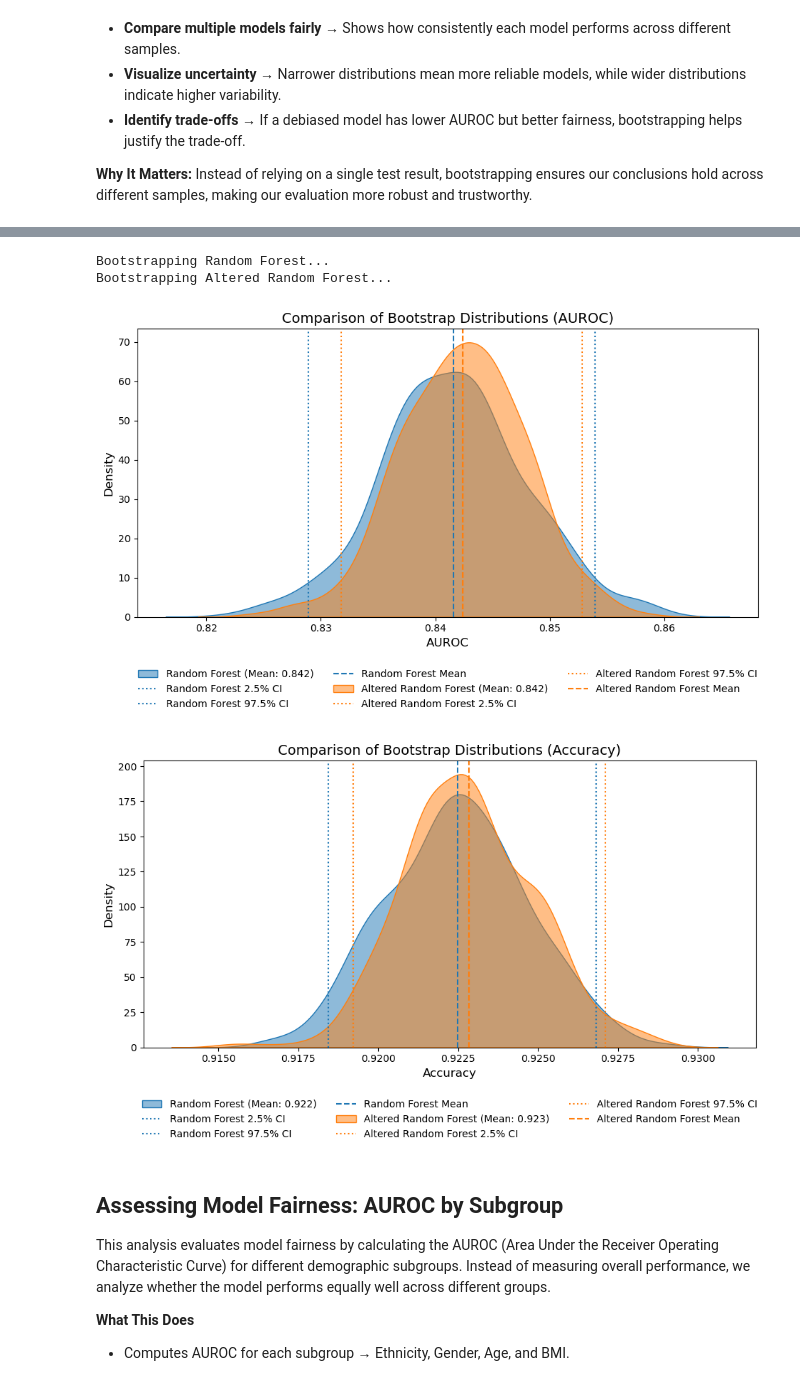
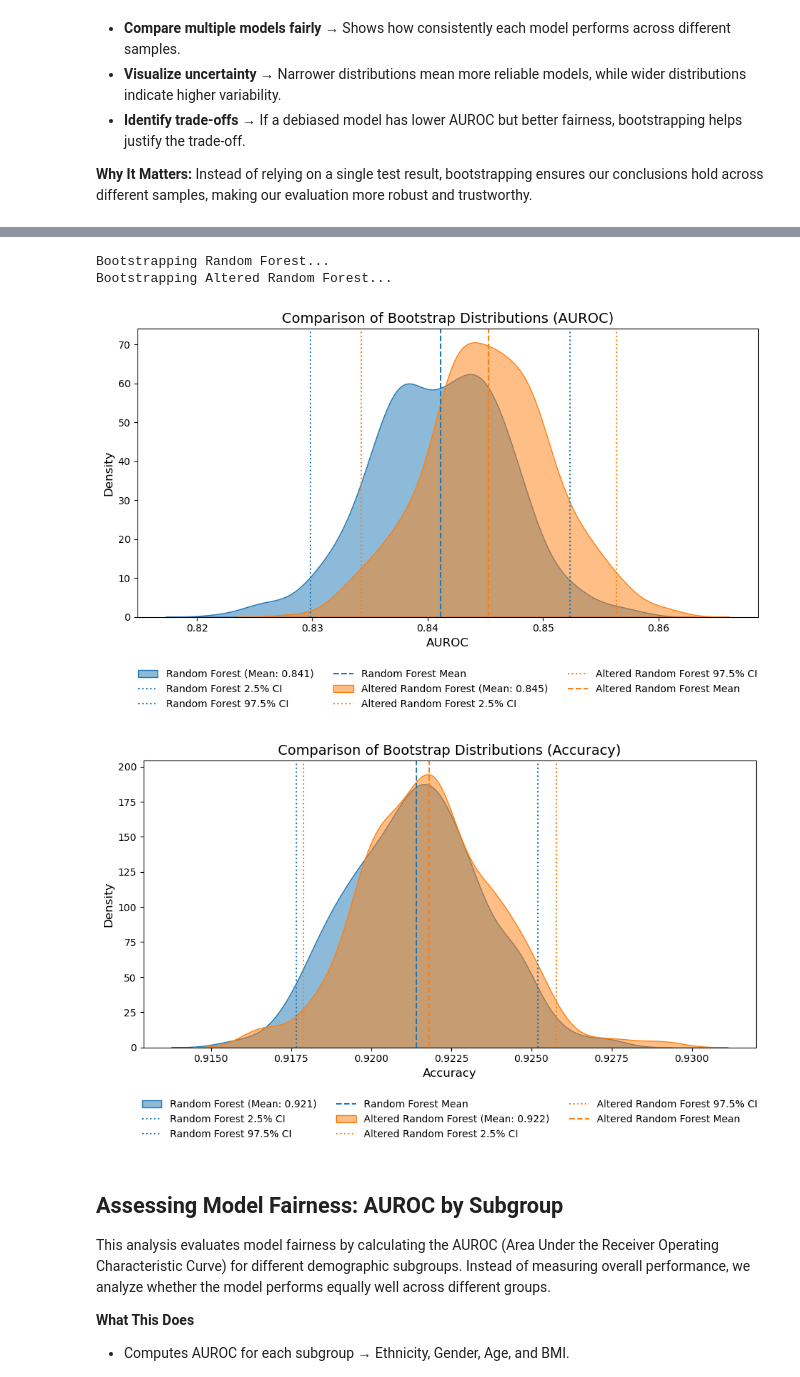
Before and after one commit to Mackenzie-Meni/UF-biasathon-workshop2025, a Jupyter notebook: 3_bias_analysis.ipynb, the cells around one changed output, grey strips where cells are left out. Saved outputs shown, nothing was run; the diff lists cells and outputs as text; code cells hidden in the pictures.

Commit message:
made changes to data handling for increasing bias for analysis

```diff
--- a/3_bias_analysis.ipynb
+++ b/3_bias_analysis.ipynb
@@ -72,6 +77,17 @@ import matplotlib.pyplot as plt
 import seaborn as sns
 import joblib
 from sklearn.metrics import accuracy_score, roc_auc_score
+
+# Drop the 'gender_M' and 'ethnicity_Other' columns
+original_data = original_data.drop(columns=['gender_M', 'ethnicity_Other/Unknown'])
+
+# Define your features and target variable
+X = original_data.drop('hospital_death', axis=1)  # Features
+y = original_data['hospital_death']               # Target variable
+
+# Perform the train-test split
+X_train, X_test, y_train, y_test = train_test_split(X, y, test_size=0.2, random_state=42)
+
 
 # **🚀 Compute Bootstrap Distributions for Accuracy & AUROC**
 def compute_bootstrap_scores(model, X_test, y_test, n_bootstraps=500):
@@ -112,35 +128,35 @@ def plot_bootstrap_comparison(bootstrapped_results, metric_name):
         scores = scores_dict[metric_name]
         if scores is None:
             continue  # Skip if metric is not available
 
         lower_ci = np.percentile(scores, 2.5)
         upper_ci = np.percentile(scores, 97.5)
         mean_value = np.mean(scores)
 
         # Plot KDE curve
         sns.kdeplot(scores, label=f"{model_name} (Mean: {mean_value:.3f})", fill=True, color=color, alpha=0.5)
 
         # Add CI and Mean lines
         plt.axvline(lower_ci, color=color, linestyle='dotted', label=f"{model_name} 2.5% CI")
         plt.axvline(upper_ci, color=color, linestyle='dotted', label=f"{model_name} 97.5% CI")
         plt.axvline(mean_value, color=color, linestyle='dashed', label=f"{model_name} Mean")
 
     # Labels & Formatting
     plt.xlabel(metric_name, fontsize=12)
     plt.ylabel("Density", fontsize=12)
     plt.title(f"Comparison of Bootstrap Distributions ({metric_name})", fontsize=14)
     plt.legend(loc="upper center", bbox_to_anchor=(0.5, -0.15), ncol=3, fontsize=10, frameon=False)
     plt.tight_layout()
     plt.show()
 
 # **🚀 Generate Plots**
 plot_bootstrap_comparison(bootstrapped_results, "AUROC")
 plot_bootstrap_comparison(bootstrapped_results, "Accuracy")
 # %% [output]
 Bootstrapping Random Forest...
 Bootstrapping Altered Random Forest...
-[figure, old version]
+[figure, new version]
-[figure, old version]
+[figure, new version]
 # %% [markdown]
 ## Assessing Model Fairness: AUROC by Subgroup
 
```
Also changed, not shown: parts of 7 cells of this notebook, 2 other files.
